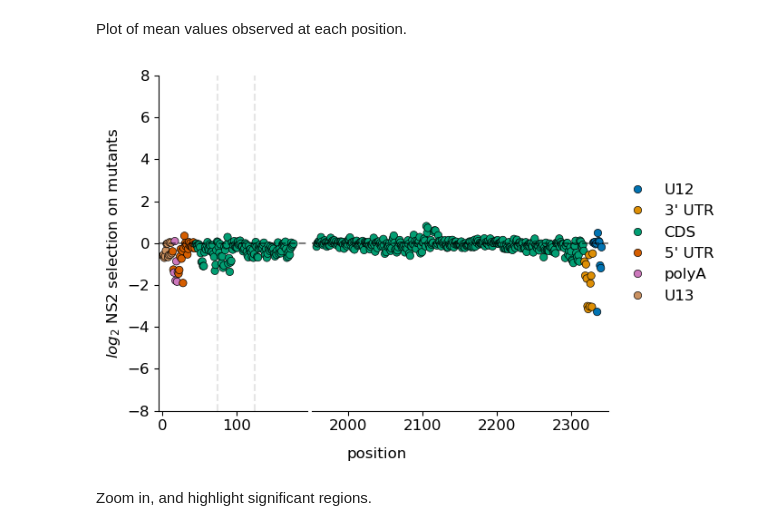
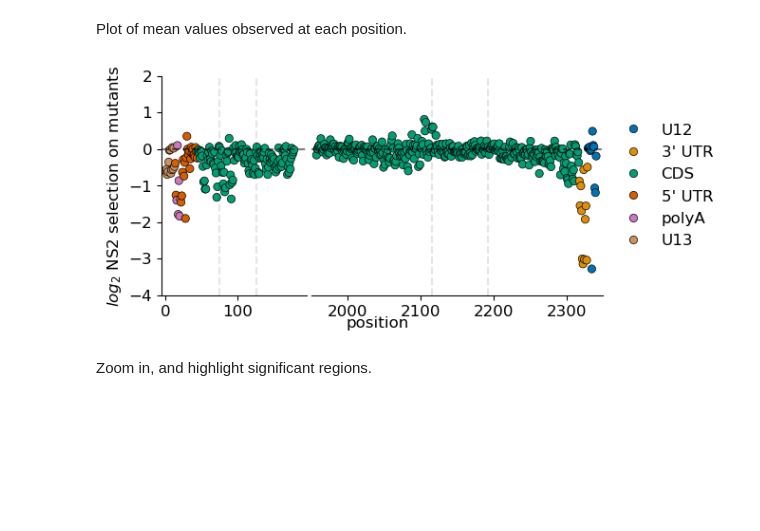
Before and after one commit to Russell-laboratory/NS2_sequence_specificity, a Jupyter notebook: Figures_sequencing.ipynb, the cells around one changed output. Drawn from its saved outputs; the diff is of its cells as text; code cells hidden in the pictures; blank space fills up the shorter version.

```diff
--- a/Figures_sequencing.ipynb
+++ b/Figures_sequencing.ipynb
@@ -198,5 +200,7 @@ for segment, ax in enumerate(axes):
     ax.axhline(y=0, color='k', linestyle=':',alpha=0.5)
     spearman = round(enrich[enrich.segment == ["PB1_vRNA", "HA_vRNA"][segment]][['enrichment','size']].corr('spearman')['enrichment']['size'],2)
     ax.text(0.8, 0.9, 'R=' + str(spearman.iloc[0]), transform=ax.transAxes, fontsize = 10)
+    ax.set_xticks(np.arange(0,3500,500))
+
 plt.savefig('Figures/LengthPolyminigenomeEnrichmentBinnedplasNEP.pdf', format='pdf', bbox_inches = "tight")
 # %% [output]
@@ -217,7 +221,7 @@ g = sns.lmplot(x="size", y="enrichment", col="segment", col_order=["PB1_vRNA", "
 g.set_titles(col_template="{col_name}", row_template="{row_name}")
 g.set(ylabel="")
 
-g.set(xlim=(0,2800))
+g.set(xlim=(0,3000))
 g.set(ylim=(-4,4))
 
 g.set_titles(col_template="{col_name}", row_template="{row_name}")
@@ -233,5 +237,7 @@ for segment, ax in enumerate(axes):
     ax.axhline(y=0, color='k', linestyle=':',alpha=0.5)
     spearman = round(enrich[enrich.segment == ["PB1_vRNA", "HA_vRNA"][segment]][['enrichment','size']].corr('spearman')['enrichment']['size'],2)
     ax.text(0.8, 0.9, 'R=' + str(spearman.iloc[0]), transform=ax.transAxes, fontsize = 10)
+    ax.set_xticks(np.arange(0,3500,500))
+
 plt.savefig('Figures/LengthPolyminigenomeEnrichmentBinned.pdf', format='pdf', bbox_inches = "tight")
 # %% [output]
@@ -1007,37 +1077,40 @@ freqCompare['significant_NS2'] = freqCompare.qval_NS2 < 0.1
 # %% [markdown]
 Plot of mean values observed at each position.
 # %%
-f, (ax1, ax2) = plt.subplots(1, 2, gridspec_kw={'width_ratios': [1, 2]}, sharey=True)
+f, (ax1, ax2) = plt.subplots(1, 2, figsize=(6, 3), gridspec_kw={'width_ratios': [1, 2]}, sharey=True)
 
 ax = sns.scatterplot(data = freqCompare, x='FullLengthPos', y='difference', hue='context',hue_order=['U12','3\' UTR','CDS','5\' UTR', 'polyA','U13'],edgecolor='k', ax=ax1, palette = 'colorblind')
 
 ax = sns.scatterplot(data = freqCompare, x='FullLengthPos', y='difference', hue='context',hue_order=['U12','3\' UTR','CDS','5\' UTR', 'polyA','U13'], edgecolor='k',ax=ax2, palette='colorblind')
 
 ax1.set_xlim(-5,195)
 ax2.set_xlim(1950,2350)
 
 sns.despine()
 ax2.spines['left'].set_visible(False)
 ax1.get_legend().remove()
 ax2.tick_params(left = False)
 ax1.set_ylabel('$log_{2}$ NS2 selection on mutants')
 
 ax2.legend(loc='center left', bbox_to_anchor=(1, 0.5), frameon=False)
 plt.subplots_adjust(wspace=0.02, hspace=0)
 ax1.set_xlabel('')
 ax2.set_xlabel('')
 
-plt.ylim(-8,8)
+plt.ylim(-4,2)
 
 ax1.axhline(y=0, color = 'k',ls = '--', alpha =0.5)
 ax2.axhline(y=0, color = 'k',ls = '--', alpha =0.5)
 f.text(0.45, 0.01, 'position', va='center', rotation='horizontal')
 ax1.axvline(x=75, color = 'k',ls = '--', alpha =0.1)
 ax1.axvline(x=125, color = 'k',ls = '--', alpha =0.1)
+ax.axvline(x=2116, color='k', linestyle='--', alpha=0.1)
+ax.axvline(x=2193, color='k', linestyle='--', alpha=0.1)
+
 
 plt.savefig('Figures/SNPcoordSelectionNoStat.pdf', format='pdf', bbox_inches = "tight")
 # %% [output]
-[figure, old version]
+[figure, new version]
 # %% [markdown]
 Zoom in, and highlight significant regions.
 # %%
```
Also changed, not shown: parts of 50 cells of this notebook, 49 other files.
